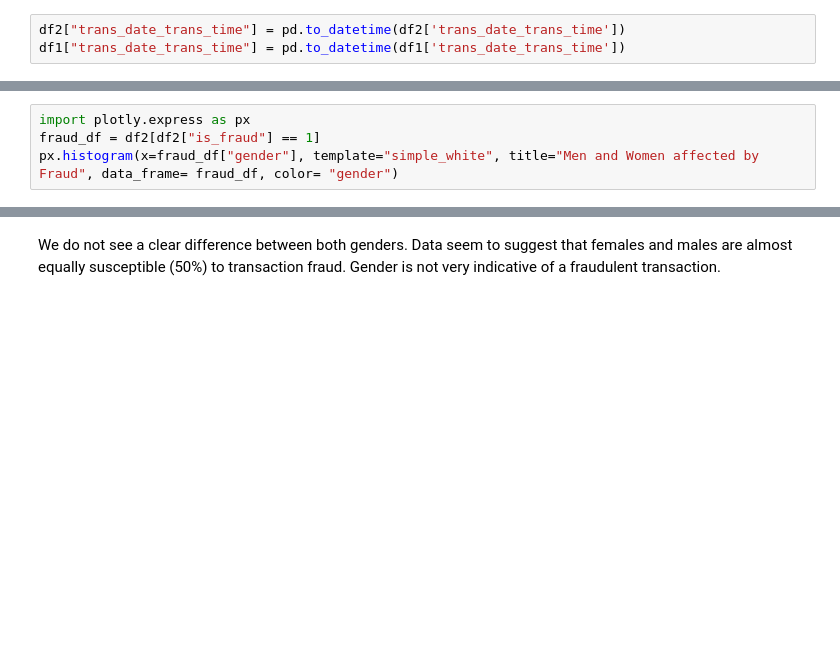
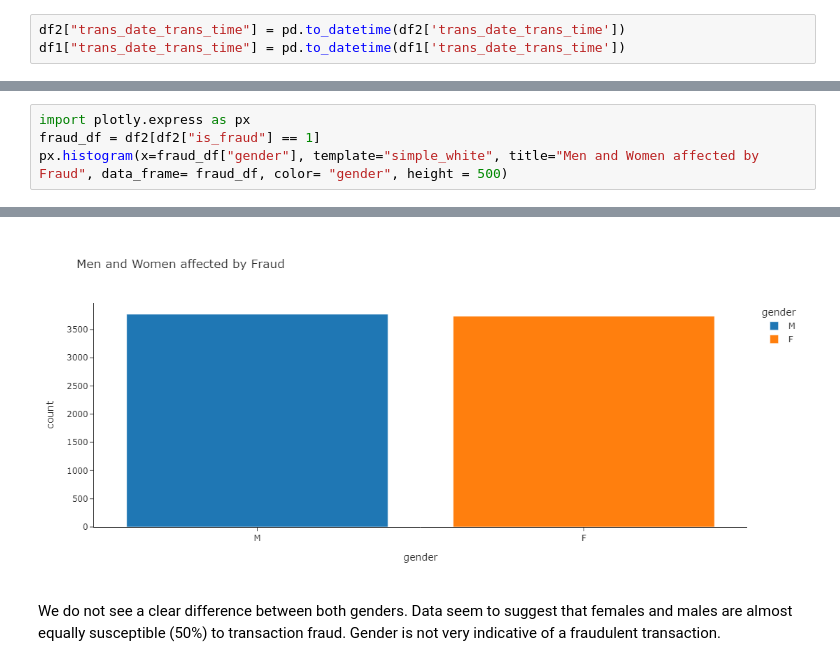
Before and after one commit to Bijaykars/Credit-Card-Transaction-Fraud-Detection, a Jupyter notebook: Credit Card Transaction Fraud Detection.ipynb, the cells around one changed output, grey strips where cells are left out. Drawn from its saved outputs; the diff is of its cells as text; blank space fills up the shorter version.

```diff
--- a/Credit Card Transaction Fraud Detection.ipynb
+++ b/Credit Card Transaction Fraud Detection.ipynb
@@ -127,5 +127,5 @@ fig.show()
 # %%
 import plotly.express as px
 fraud_df = df2[df2["is_fraud"] == 1]
-px.histogram(x=fraud_df["gender"], template="simple_white", title="Men and Women affected by Fraud", data_frame= fraud_df, color= "gender")
+px.histogram(x=fraud_df["gender"], template="simple_white", title="Men and Women affected by Fraud", data_frame= fraud_df, color= "gender", height = 500)
 # %% [output]
@@ -133,3 +132,4 @@ px.histogram(x=fraud_df["gender"], template="simple_white", title="Men and Women
+[figure, added]
 # %% [markdown]
 We do not see a clear difference between both genders. Data seem to suggest that females and males are almost equally susceptible (50%) to transaction fraud. Gender is not very indicative of a fraudulent transaction.
 # %%
```
Also changed, not shown: parts of 8 cells of this notebook.
